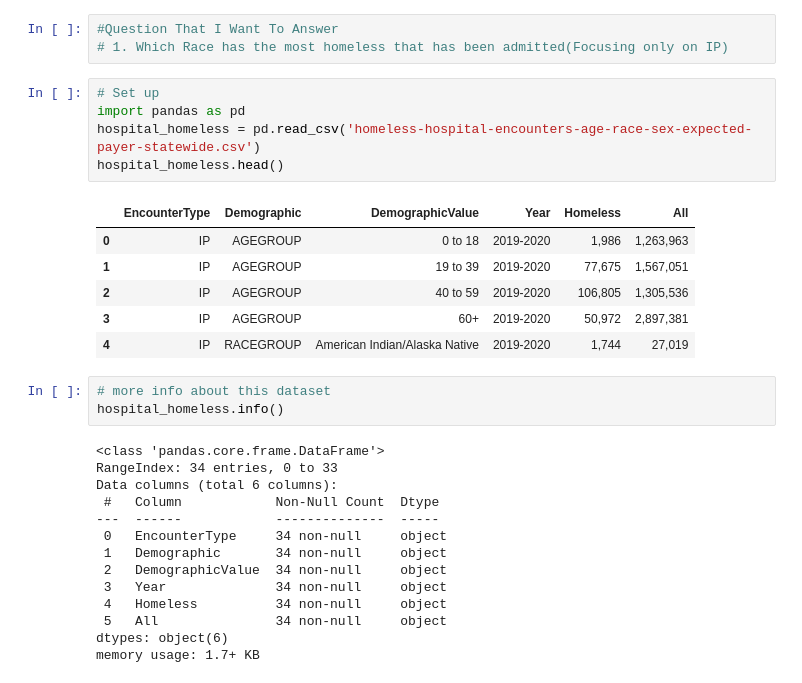
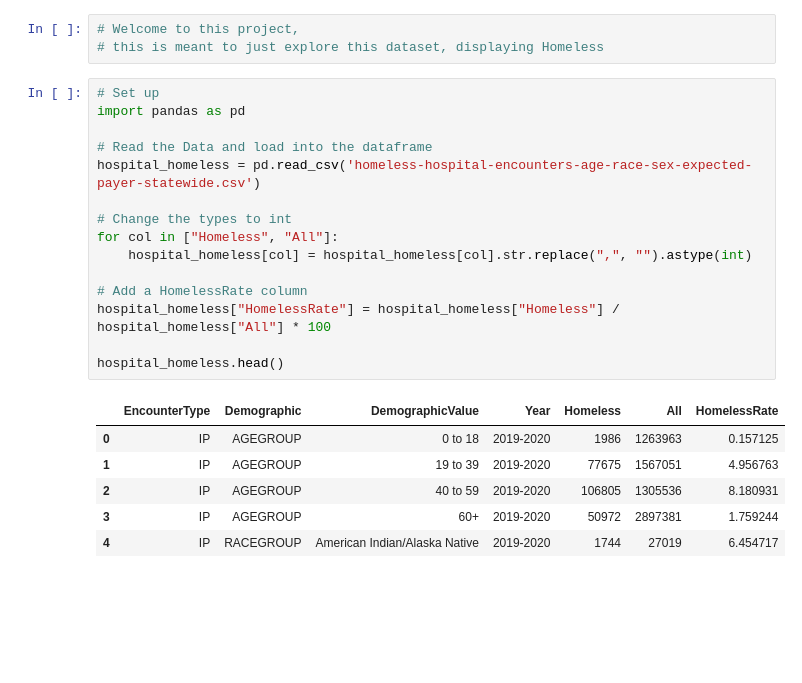
Before and after one commit to JoshPatNava/Homeless_In_Hospital, a Jupyter notebook: Homeless_Hospitlization.ipynb, the cells around one changed output. Cells and saved outputs as stored; diff of their text form; blank space fills up the shorter version.

Commit message:
Finished most of this small Proj

```diff
--- a/Homeless_Hospitlization.ipynb
+++ b/Homeless_Hospitlization.ipynb
@@ -1,32 +1,25 @@
-# %%
-#Question That I Want To Answer
-# 1. Which Race has the most homeless that has been admitted(Focusing only on IP)
+# %%
+# Welcome to this project,
+# this is meant to just explore this dataset, displaying Homeless
 # %%
 # Set up
 import pandas as pd
+
+# Read the Data and load into the dataframe
 hospital_homeless = pd.read_csv('homeless-hospital-encounters-age-race-sex-expected-payer-statewide.csv')
+
+# Change the types to int
+for col in ["Homeless", "All"]:
+    hospital_homeless[col] = hospital_homeless[col].str.replace(",", "").astype(int)
+
+# Add a HomelessRate column
+hospital_homeless["HomelessRate"] = hospital_homeless["Homeless"] / hospital_homeless["All"] * 100
+
 hospital_homeless.head()
 # %% [output]
-|  | EncounterType | Demographic | DemographicValue | Year | Homeless | All |
-| 0 | IP | AGEGROUP | 0 to 18 | 2019-2020 | 1,986 | 1,263,963 |
-| 1 | IP | AGEGROUP | 19 to 39 | 2019-2020 | 77,675 | 1,567,051 |
-| 2 | IP | AGEGROUP | 40 to 59 | 2019-2020 | 106,805 | 1,305,536 |
-| 3 | IP | AGEGROUP | 60+ | 2019-2020 | 50,972 | 2,897,381 |
-| 4 | IP | RACEGROUP | American Indian/Alaska Native | 2019-2020 | 1,744 | 27,019 |
+|  | EncounterType | Demographic | DemographicValue | Year | Homeless | All | HomelessRate |
+| 0 | IP | AGEGROUP | 0 to 18 | 2019-2020 | 1986 | 1263963 | 0.157125 |
+| 1 | IP | AGEGROUP | 19 to 39 | 2019-2020 | 77675 | 1567051 | 4.956763 |
+| 2 | IP | AGEGROUP | 40 to 59 | 2019-2020 | 106805 | 1305536 | 8.180931 |
+| 3 | IP | AGEGROUP | 60+ | 2019-2020 | 50972 | 2897381 | 1.759244 |
+| 4 | IP | RACEGROUP | American Indian/Alaska Native | 2019-2020 | 1744 | 27019 | 6.454717 |
-# %%
-# more info about this dataset
-hospital_homeless.info()
-# %% [output]
-<class 'pandas.core.frame.DataFrame'>
-RangeIndex: 34 entries, 0 to 33
-Data columns (total 6 columns):
- #   Column            Non-Null Count  Dtype
----  ------            --------------  -----
- 0   EncounterType     34 non-null     object
- 1   Demographic       34 non-null     object
- 2   DemographicValue  34 non-null     object
- 3   Year              34 non-null     object
- 4   Homeless          34 non-null     object
- 5   All               34 non-null     object
-dtypes: object(6)
-memory usage: 1.7+ KB
```
Also changed, not shown: parts of 14 cells of this notebook, 2 other files.
